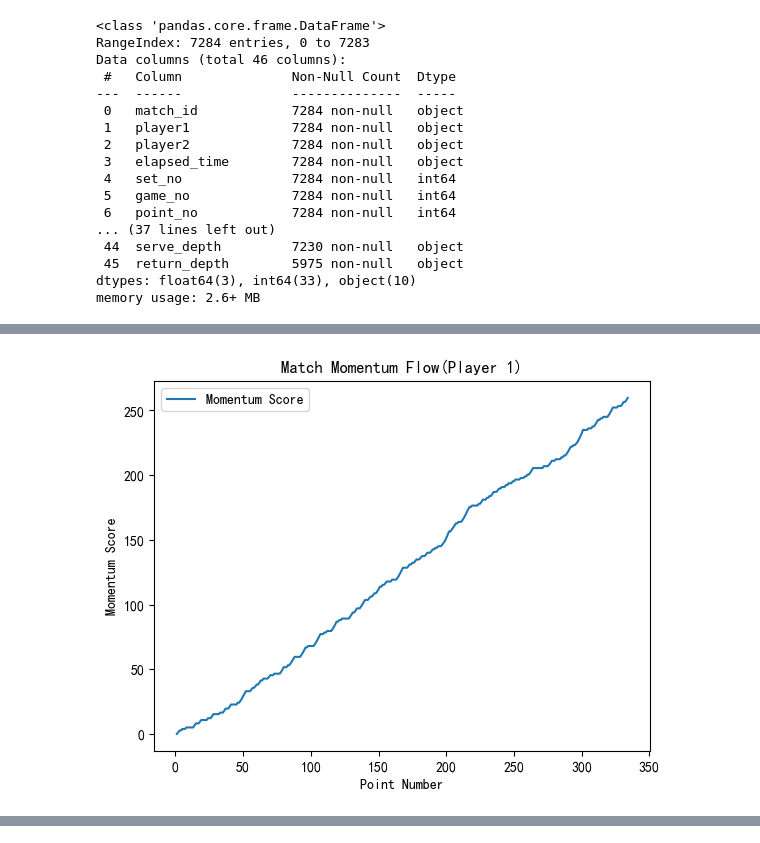
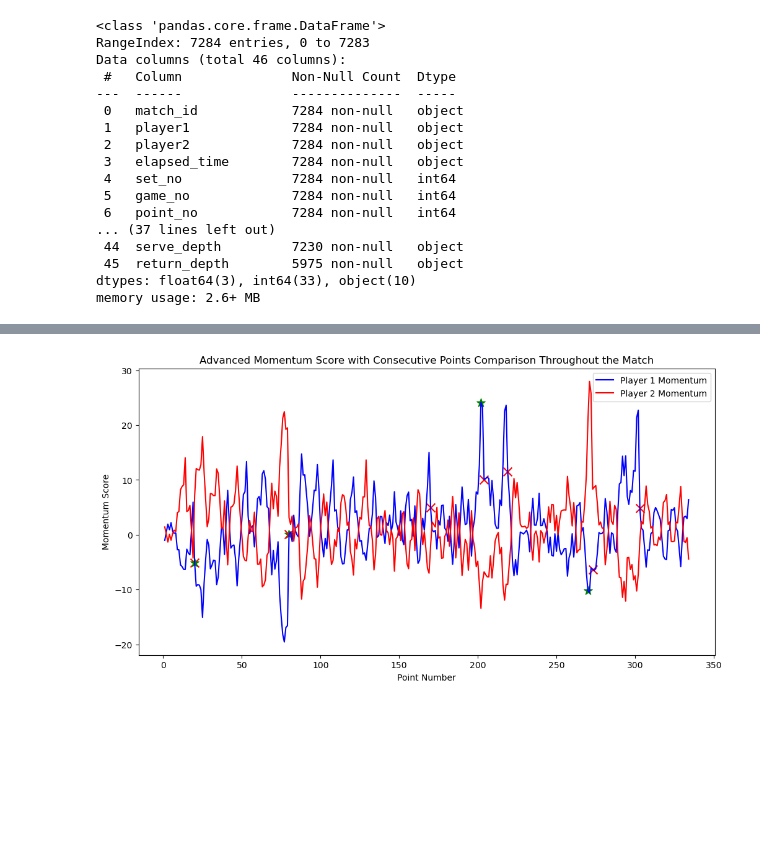
Before and after one commit to doctorzu/2024-C-, a Jupyter notebook: code/momentum.ipynb, the cells around one changed output, grey strips where cells are left out. Drawn from its saved outputs; the diff is of its cells as text; code cells hidden in the pictures; blank space fills up the shorter version.

```diff
--- a/code/momentum.ipynb
+++ b/code/momentum.ipynb
@@ -2,8 +2,6 @@
 import pandas as pd
 import numpy as np
 import matplotlib.pyplot as plt
-plt.rcParams['font.sans-serif'] = ['SimHei']
-plt.rcParams['axes.unicode_minus'] = False
 # %%
 path = '../Wimbledon_featured_matches.csv'
 df = pd.read_csv(path)
@@ -93,10 +70,61 @@ Name: momentum_score_1, Length: 334, dtype: float64
 # %%
-# 可视化势头分数变化
-plt.plot(data['point_no'], data['momentum_score_1'], label='Momentum Score')
-plt.xlabel('Point Number')
-plt.ylabel('Momentum Score')
-plt.title('Match Momentum Flow(Player 1)')
-plt.legend()
-plt.show()
+"""
+为两位球员计算综合势头得分
+"""
+filtered_data['comprehensive_momentum_1'] = calculate_comprehensive_momentum(filtered_data, player_number=1)
+filtered_data['comprehensive_momentum_2'] = calculate_comprehensive_momentum(filtered_data, player_number=2)
-# %% [output]
-[figure, removed]
+# %%
+# Define the threshold for a significant momentum shift
+threshold = 10
+
+# Initialize lists to store the points of positive and negative shifts for both players
+shifts_player_1 = []
+shifts_player_2 = []
+
+# Calculate the momentum change for each point and find shifts
+for i in range(1, len(filtered_data)):
+    change_1 = filtered_data['comprehensive_momentum_1'].iloc[i] - filtered_data['comprehensive_momentum_1'].iloc[i - 1]
+    change_2 = filtered_data['comprehensive_momentum_2'].iloc[i] - filtered_data['comprehensive_momentum_2'].iloc[i - 1]
+
+    if abs(change_1) >= threshold:
+        shift_type = 'Positive' if change_1 > 0 else 'Negative'
+        shifts_player_1.append((i, shift_type))
+    if abs(change_2) >= threshold:
+        shift_type = 'Positive' if change_2 > 0 else 'Negative'
+        shifts_player_2.append((i, shift_type))
+
+# Annotation
+for point, shift_type in shifts_player_1:
+    set_no = filtered_data['set_no'].iloc[point]
+    game_no = filtered_data['game_no'].iloc[point]
+    print(f"Player 1 had a {shift_type} shift at point number {point}, during set {set_no}, game {game_no}.")
+
+for point, shift_type in shifts_player_2:
+    set_no = filtered_data['set_no'].iloc[point]
+    game_no = filtered_data['game_no'].iloc[point]
+    print(f"Player 2 had a {shift_type} shift at point number {point}, during set {set_no}, game {game_no}.")
+
+# Create the plot
+plt.figure(figsize=(12, 6))
+plt.plot(filtered_data['point_no'], filtered_data['comprehensive_momentum_1'], label='Player 1 Momentum', color='blue')
+plt.plot(filtered_data['point_no'], filtered_data['comprehensive_momentum_2'], label='Player 2 Momentum', color='red')
+
+for point, shift_type in shifts_player_1:
+    marker = '*' if shift_type == 'Positive' else 'x'
+    color = 'green' if shift_type == 'Positive' else 'red'
+    plt.scatter(filtered_data['point_no'].iloc[point], filtered_data['comprehensive_momentum_1'].iloc[point],
+                color=color, marker=marker, s=100)
+
+for point, shift_type in shifts_player_2:
+    marker = '*' if shift_type == 'Positive' else 'x'
+    color = 'green' if shift_type == 'Positive' else 'red'
+    plt.scatter(filtered_data['point_no'].iloc[point], filtered_data['comprehensive_momentum_1'].iloc[point],
+                color=color, marker=marker, s=100)
+
+# Add labels and title to the plot
+plt.xlabel('Point Number')
+plt.ylabel('Momentum Score')
+plt.title('Advanced Momentum Score with Consecutive Points Comparison Throughout the Match')
+plt.legend()
+plt.show()
+# %% [output]
@@ -102,0 +142 @@ plt.show()
+[figure, added]
```
Also changed, not shown: parts of 4 cells of this notebook, 1 other file.
